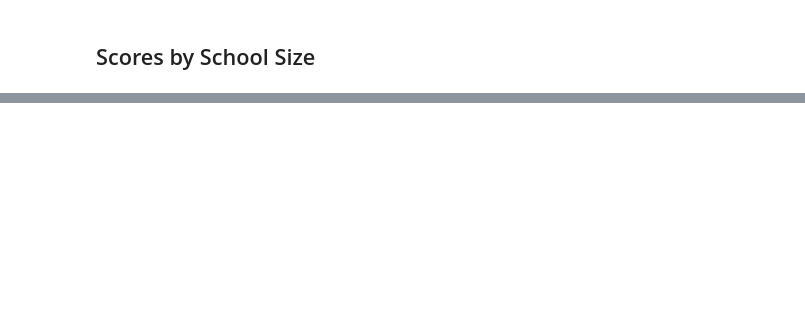
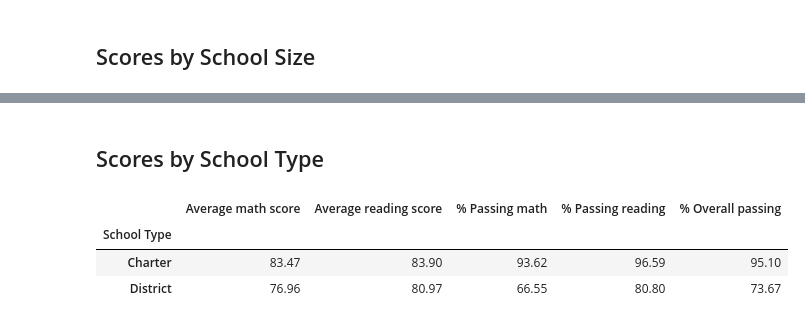
Before and after one commit to gusibis/pandas-challenge, a Jupyter notebook: PyCitySchools/PyCitySchools.ipynb, the cells around one changed output, grey strips where cells are left out. Saved outputs shown, nothing was run; the diff lists cells and outputs as text; code cells hidden in the pictures; blank space fills up the shorter version.

```diff
--- a/PyCitySchools/PyCitySchools.ipynb
+++ b/PyCitySchools/PyCitySchools.ipynb
@@ -300,0 +299,25 @@ size_summary
+# %% [markdown]
+##  Scores by School Type
+# %%
+# Use the per_school_summary DataFrame from the previous step to create a new DataFrame called type_summary.
+# This new DataFrame should show school performance based on the "School Type".
+
+per_type_math_scores = round(per_school_summary.groupby(["School Type"]).mean()["Average Math Score"], 2)
+per_type_reading_scores = round(per_school_summary.groupby(["School Type"]).mean()["Average Reading Score"], 2)
+per_type_passing_math = round(per_school_summary.groupby(["School Type"]).mean()["% Passing Math"], 2)
+per_type_passing_reading = round(per_school_summary.groupby(["School Type"]).mean()["% Passing Reading"], 2)
+per_type_passing_spending = round(per_school_summary.groupby(["School Type"]).mean()["% Overall Passing"], 2)
+
+type_summary = pd.DataFrame({
+    "Average math score": per_type_math_scores,
+    "Average reading score": per_type_reading_scores,
+    "% Passing math": per_type_passing_math,
+    "% Passing reading": per_type_passing_reading,
+    "% Overall passing": per_type_passing_spending,
+})
+type_summary
+# %% [output]
+|  | Average math score | Average reading score | % Passing math | % Passing reading | % Overall passing |
+| School Type |  |  |  |  |  |
+| Charter | 83.47 | 83.90 | 93.62 | 96.59 | 95.10 |
+| District | 76.96 | 80.97 | 66.55 | 80.80 | 73.67 |
```
Also changed, not shown: parts of 1 cell of this notebook.
